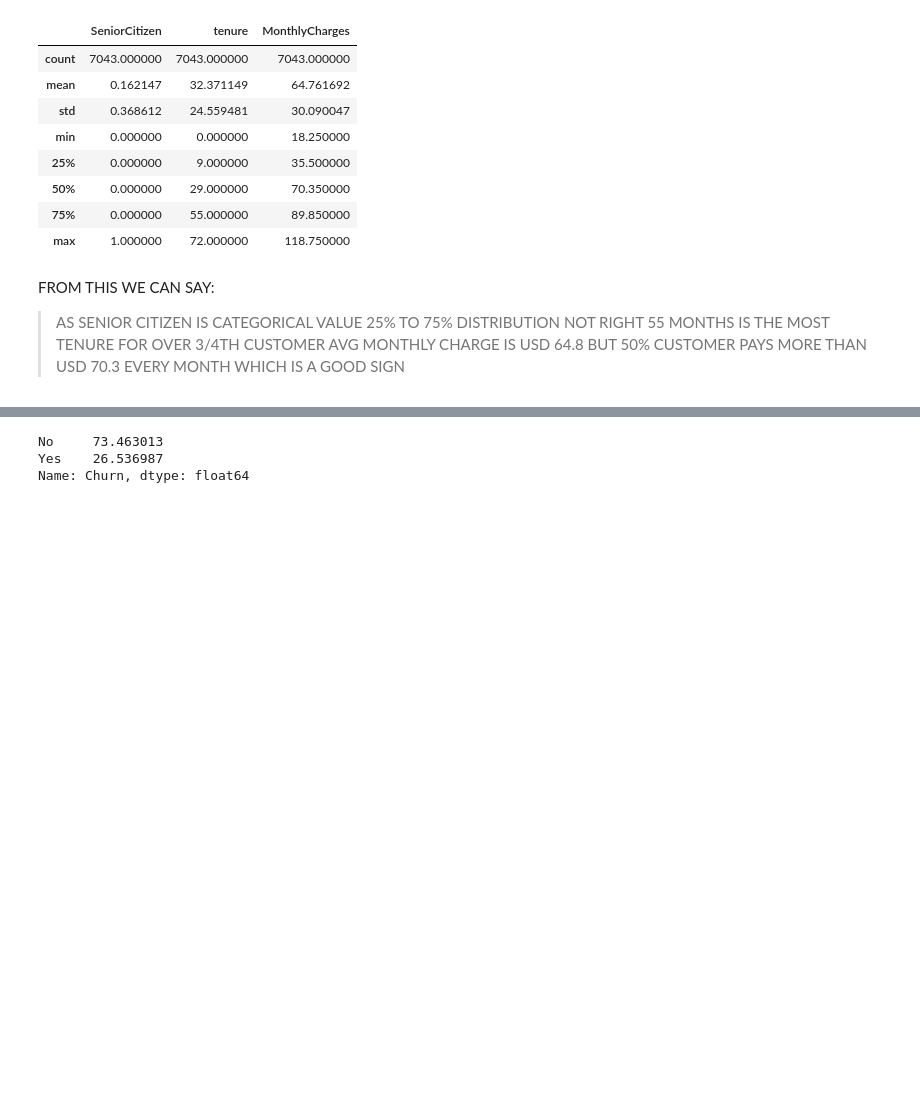
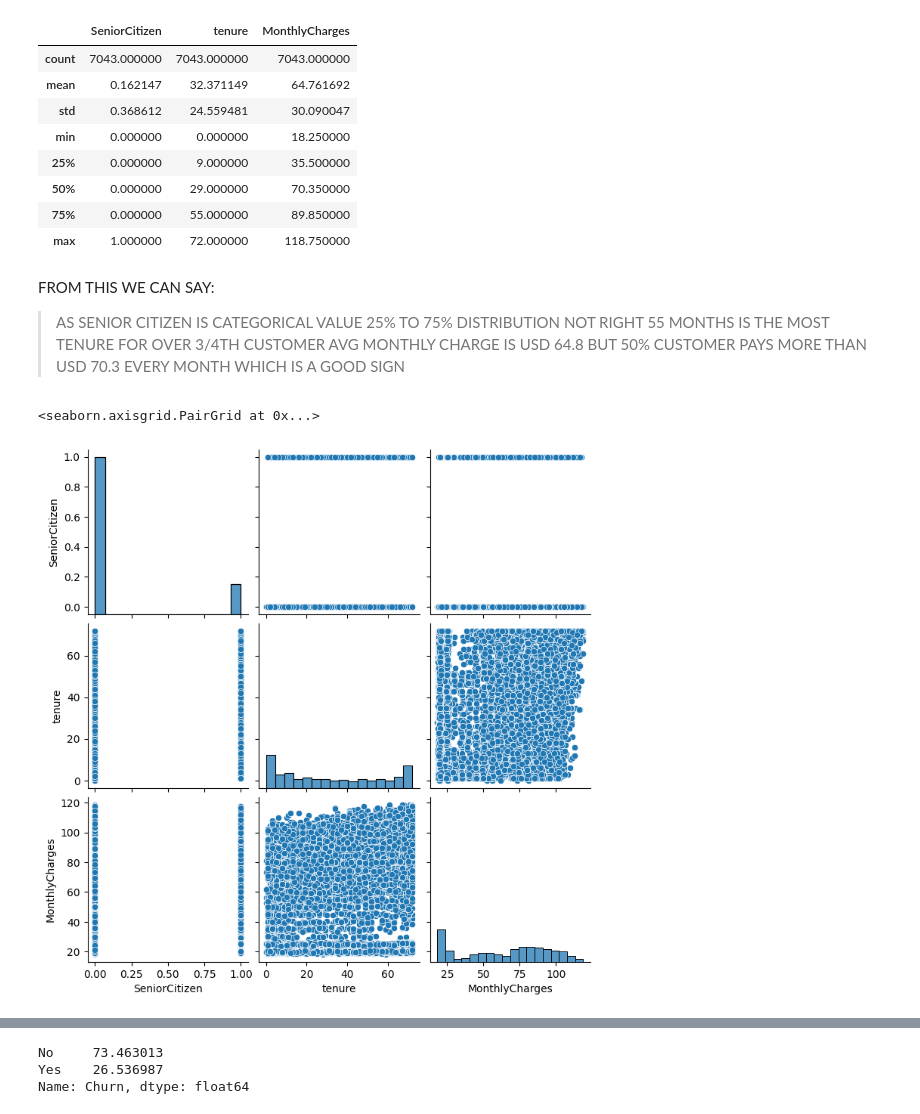
Before and after one commit to Abirgit44/Customer_Churn_EDA_Analysis, a Jupyter notebook: Customer_Churn_EDA.ipynb, the cells around one changed output, grey strips where cells are left out. Cells and saved outputs as stored; diff of their text form; code cells hidden in the pictures; blank space fills up the shorter version.

Commit message:
updating the Churn EDA with New Model

```diff
--- a/Customer_Churn_EDA.ipynb
+++ b/Customer_Churn_EDA.ipynb
@@ -72,6 +72,11 @@ FROM THIS WE CAN SAY:
 >AS SENIOR CITIZEN IS CATEGORICAL VALUE 25% TO 75% DISTRIBUTION NOT RIGHT
 >55 MONTHS IS THE MOST TENURE FOR OVER 3/4TH CUSTOMER
 >AVG MONTHLY CHARGE IS USD 64.8  BUT  50% CUSTOMER PAYS MORE THAN USD 70.3 EVERY MONTH WHICH IS A GOOD SIGN
+# %%
+sns.pairplot(Churn_Data)
+# %% [output]
+<seaborn.axisgrid.PairGrid at 0x...>
+[figure, added]
 # %%
 Churn_Data['Churn'].value_counts().plot(kind='barh',figsize=(7,5))
 plt.xlabel("Counts",labelpad=14)
```
Also changed, not shown: parts of 8 cells of this notebook, 4 other files.
